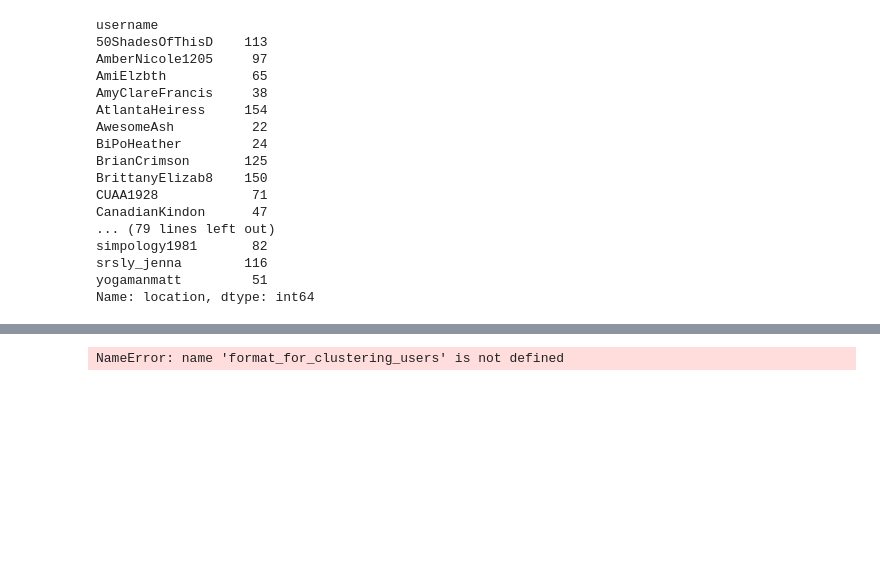
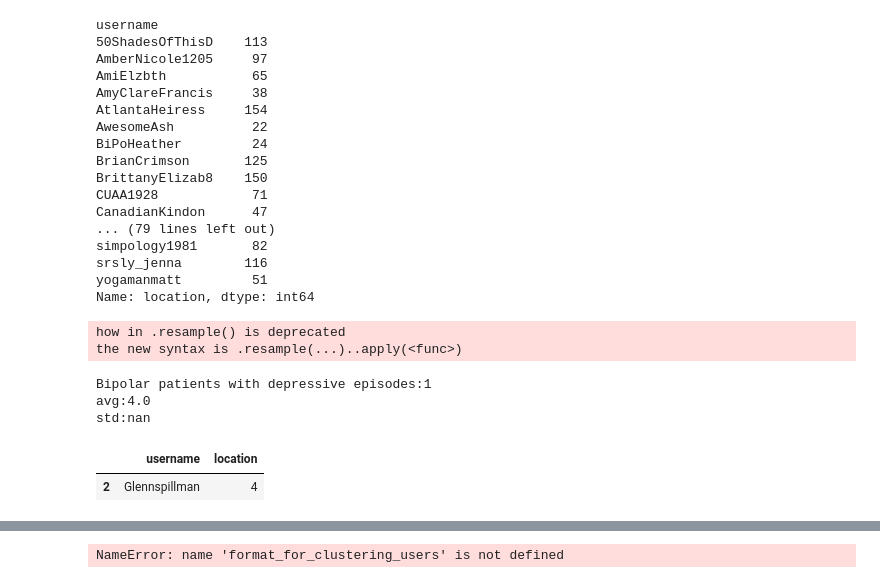
Before and after one commit to nweat/mental-health-research, a Jupyter notebook: patient_tweet_analysis/jupyter_stats/dataset_feature_labelling.ipynb, the cells around one changed output, grey strips where cells are left out. Saved outputs shown, nothing was run; the diff lists cells and outputs as text; code cells hidden in the pictures; blank space fills up the shorter version.

Commit message:
pandas analysis

```diff
--- a/patient_tweet_analysis/jupyter_stats/dataset_feature_labelling.ipynb
+++ b/patient_tweet_analysis/jupyter_stats/dataset_feature_labelling.ipynb
@@ -1672,4 +1672,64 @@ simpology1981       82
 srsly_jenna        116
 yogamanmatt         51
 Name: location, dtype: int64
+# %%
+#SPATIAL ANALYSIS of DEPRESSIVE MOOD USIND SENTIMENT AND EMOTION WITH RESPECT TO TIME
+#group by location and time
+# set threshold
+#for every user's locations, group time periods and check for threshold
+
+
+feature = 'negative'
+threshold = 10
+action = 'sum'
+
+#feature = 'deactivation-unpleasant'
+#threshold = .3
+#action = 'mean'
+
+explore_episodes = features_to_explore[['username','tweetCreated','location','tweetLat','tweetLong','negative','positive','suicide-words',
+                                      'depressive-symptoms','medication-mentions','awareness-hashtags','deactivation-unpleasant']]
+
+explore_episodes = explore_episodes.set_index('tweetCreated')# reset_index
+explore_episodes.index = pd.to_datetime(explore_episodes.index)
+explore_episodes = explore_episodes.groupby(['username','tweetLat','tweetLong','location']).apply(
+    lambda explore_episodes: explore_episodes.resample('2W', how={feature:action,'suicide-words':'sum'}))
+explore_episodes = explore_episodes.reset_index()
+
+#define depressive episode as having atleast 5 negative tweets and 1 depressive symptom mention within a period of 2 weeks
+
+explore_depressive_episodes = explore_episodes.loc[(explore_episodes[feature] > threshold) & (explore_episodes['suicide-words'] > 1)]# & (explore_episodes['awareness-hashtags'] > 1)
+
+# DO users have over 2 locations with negative tweets?
+"""
+explore_depressive_episodess = explore_depressive_episodes.groupby('username').location.nunique()   #groupby(['username','location']).count()
+explore_depressive_episodess = explore_depressive_episodess.reset_index()
+explore_depressive_episodess = explore_depressive_episodess.loc[(explore_depressive_episodess['location'] > 2)]
+print 'Bipolar patients with depressive episodes:' + str(len(explore_depressive_episodess))
+explore_depressive_episodes
+"""
+
+# Do users have locations where there are over 2 depressive episodes? for each user count locations with over 2 depressive episodes
+explore_depressive_episodess2 = explore_depressive_episodes.groupby('username')['location'].count()
+explore_depressive_episodess2 = explore_depressive_episodess2.reset_index()
+explore_depressive_episodess2 = explore_depressive_episodess2.loc[(explore_depressive_episodess2['location'] > 2)]
+print 'Bipolar patients with depressive episodes:' + str(len(explore_depressive_episodess2))
+print 'avg:' + str(explore_depressive_episodess2['location'].mean())
+print 'std:' + str(explore_depressive_episodess2['location'].std())
+explore_depressive_episodess2
+
+# for each user, find locations where there were 2 week periods with high negative
+# how many locations have had 2 week periods with over 5 negative tweets? Do locations change?
+
+# TO ANSWER
+# DO users have over 2 locations with negative tweets?
+# Do users have locations where there are over 2 depressive episodes?
+# %% [output]
+how in .resample() is deprecated
+the new syntax is .resample(...)..apply(<func>)
+Bipolar patients with depressive episodes:1
+avg:4.0
+std:nan
+|  | username | location |
+| 2 | Glennspillman | 4 |
 # %%
```
Also changed, not shown: parts of 1 cell of this notebook, 1 other file.
